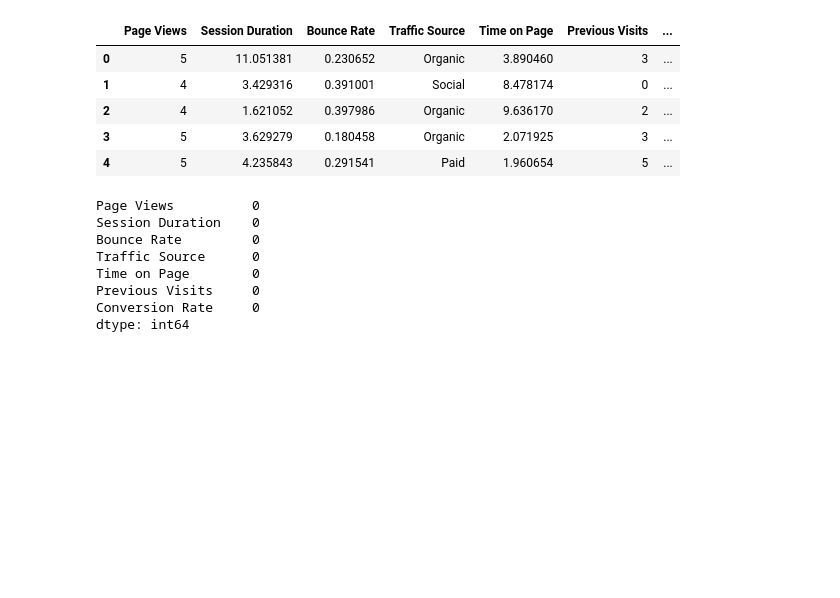
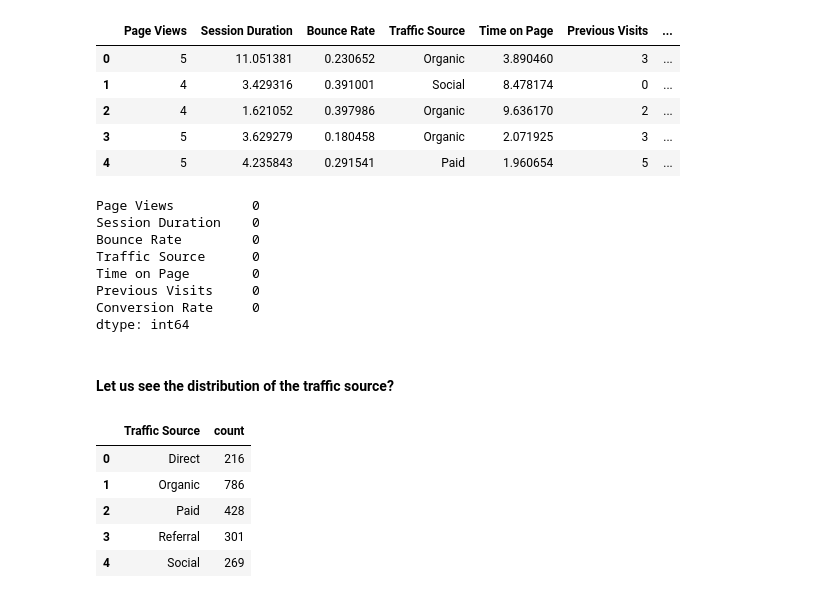
Before and after one commit to soham-bhagwat/Data-Analysis-EDA, a Jupyter notebook: website-traffic-eda.ipynb, the cells around one changed output. Cells and saved outputs as stored; diff of their text form; code cells hidden in the pictures; blank space fills up the shorter version.

```diff
--- a/website-traffic-eda.ipynb
+++ b/website-traffic-eda.ipynb
@@ -30,3 +32,15 @@ Time on Page        0
 Previous Visits     0
 Conversion Rate     0
 dtype: int64
+# %% [markdown]
+#### Let us see the distribution of the traffic source?
+# %%
+traffic_count = df.groupby('Traffic Source').size().reset_index(name = 'count')
+traffic_count
+# %% [output]
+|  | Traffic Source | count |
+| 0 | Direct | 216 |
+| 1 | Organic | 786 |
+| 2 | Paid | 428 |
+| 3 | Referral | 301 |
+| 4 | Social | 269 |
```
Also changed, not shown: parts of 7 cells of this notebook.
